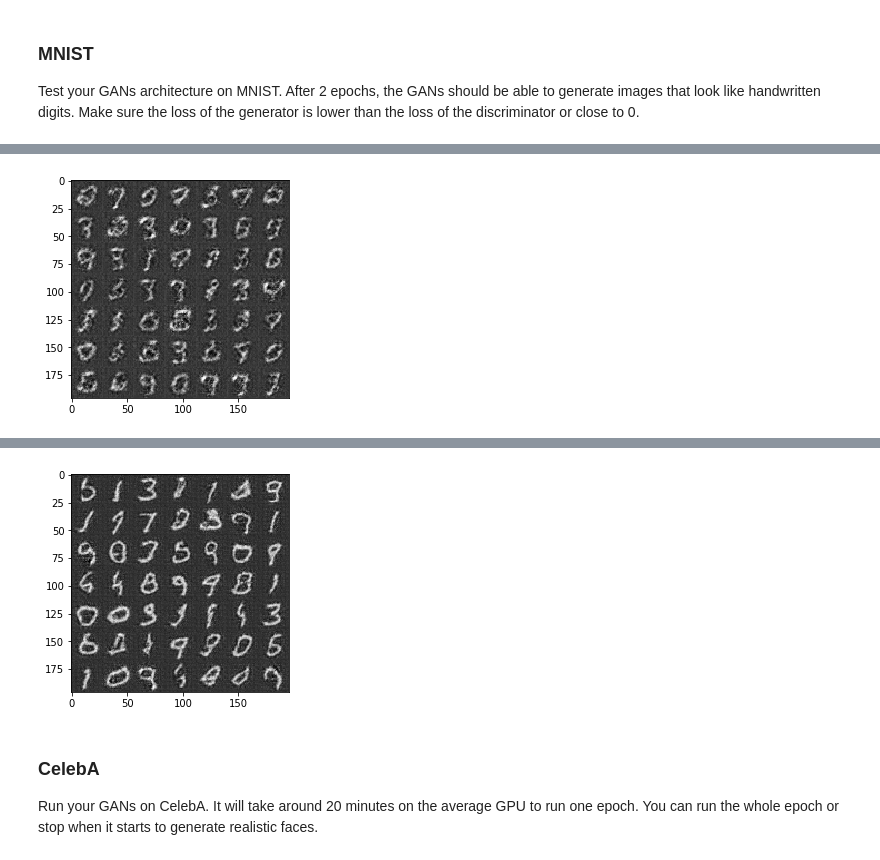
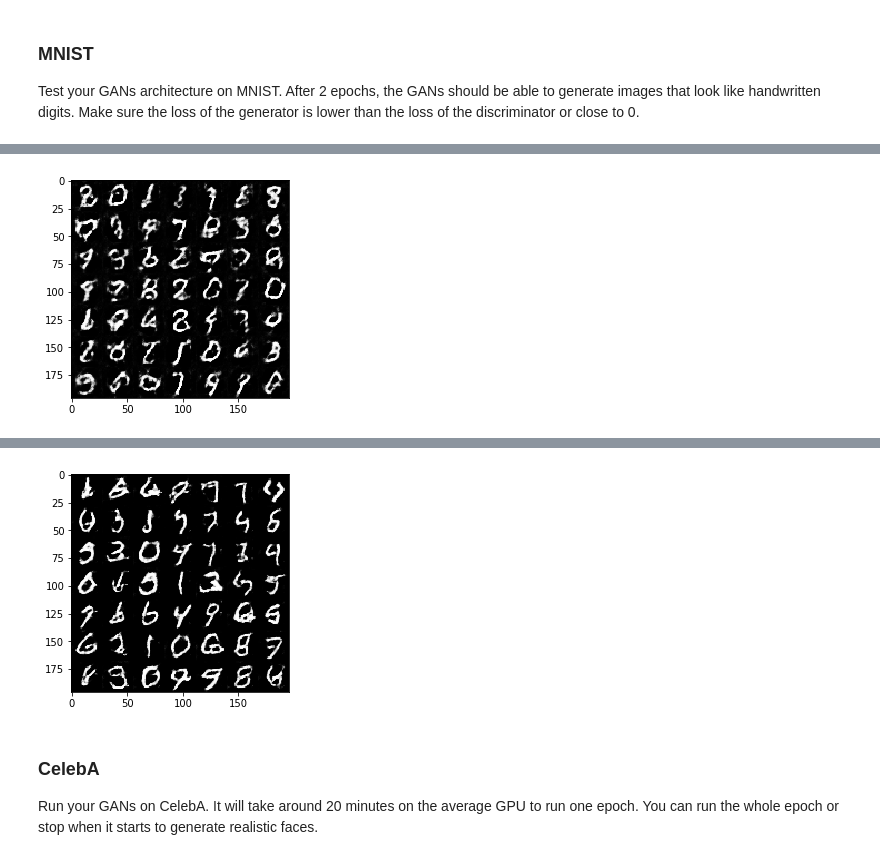
Before and after one commit to Ruofei29/Udactiy-Deep-Learning-Nanodegree, a Jupyter notebook: P5 Face Generation/dlnd_face_generation.ipynb, the cells around one changed output, grey strips where cells are left out. Cells and saved outputs as stored; diff of their text form; code cells hidden in the pictures.

Commit message:
update batch_image

```diff
--- a/P5 Face Generation/dlnd_face_generation.ipynb
+++ b/P5 Face Generation/dlnd_face_generation.ipynb
@@ -354,7 +354,7 @@ def train(epoch_count, batch_size, z_dim, learning_rate, beta1, get_batches, dat
             for batch_images in get_batches(batch_size):
                 # TODO: Train Model
                 steps += 1
-
+                batch_images *= 2
                 # random noise
                 batch_z = np.random.uniform(-1, 1, size=(batch_size, z_dim))
 
@@ -382,8 +382,8 @@ Test your GANs architecture on MNIST.  After 2 epochs, the GANs should be able t
 # %%
 batch_size = 64
 z_dim = 100
-learning_rate = 0.0003
-beta1 = 0.4
+learning_rate = 0.0002
+beta1 = 0.5
 
 
 """
@@ -408 +408 @@ Epoch 1/2... Discriminator Loss: 0.0989... Generator Loss: 3.6350
-[figure, old version]
+[figure, new version]
@@ -418,4 +418,4 @@ Epoch 2/2... Discriminator Loss: 0.5043... Generator Loss: 1.1946
-[figure, old version]
+[figure, new version]
 # %% [markdown]
 ### CelebA
 Run your GANs on CelebA.  It will take around 20 minutes on the average GPU to run one epoch.  You can run the whole epoch or stop when it starts to generate realistic faces.
```
Also changed, not shown: parts of 2 cells of this notebook, 1 other file.
